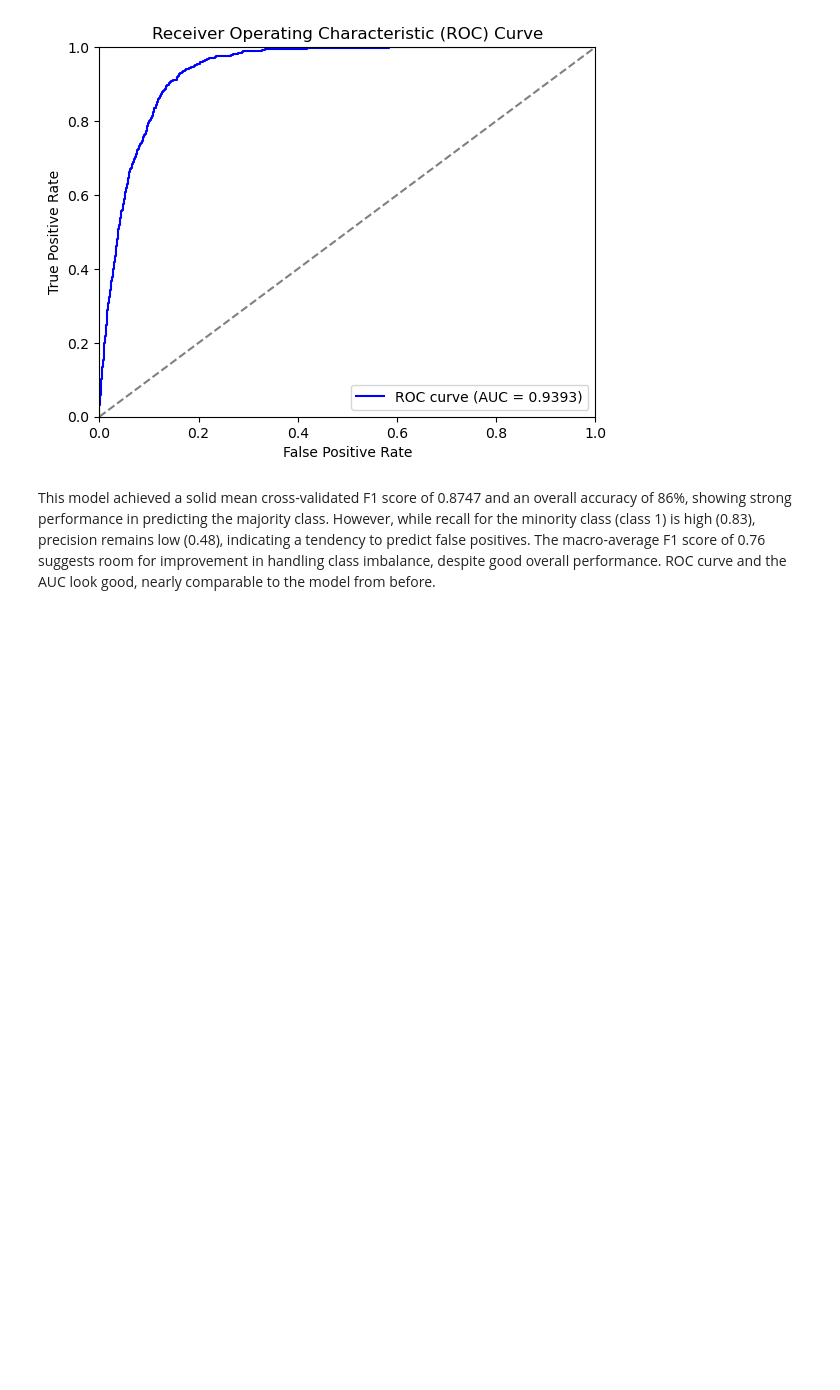
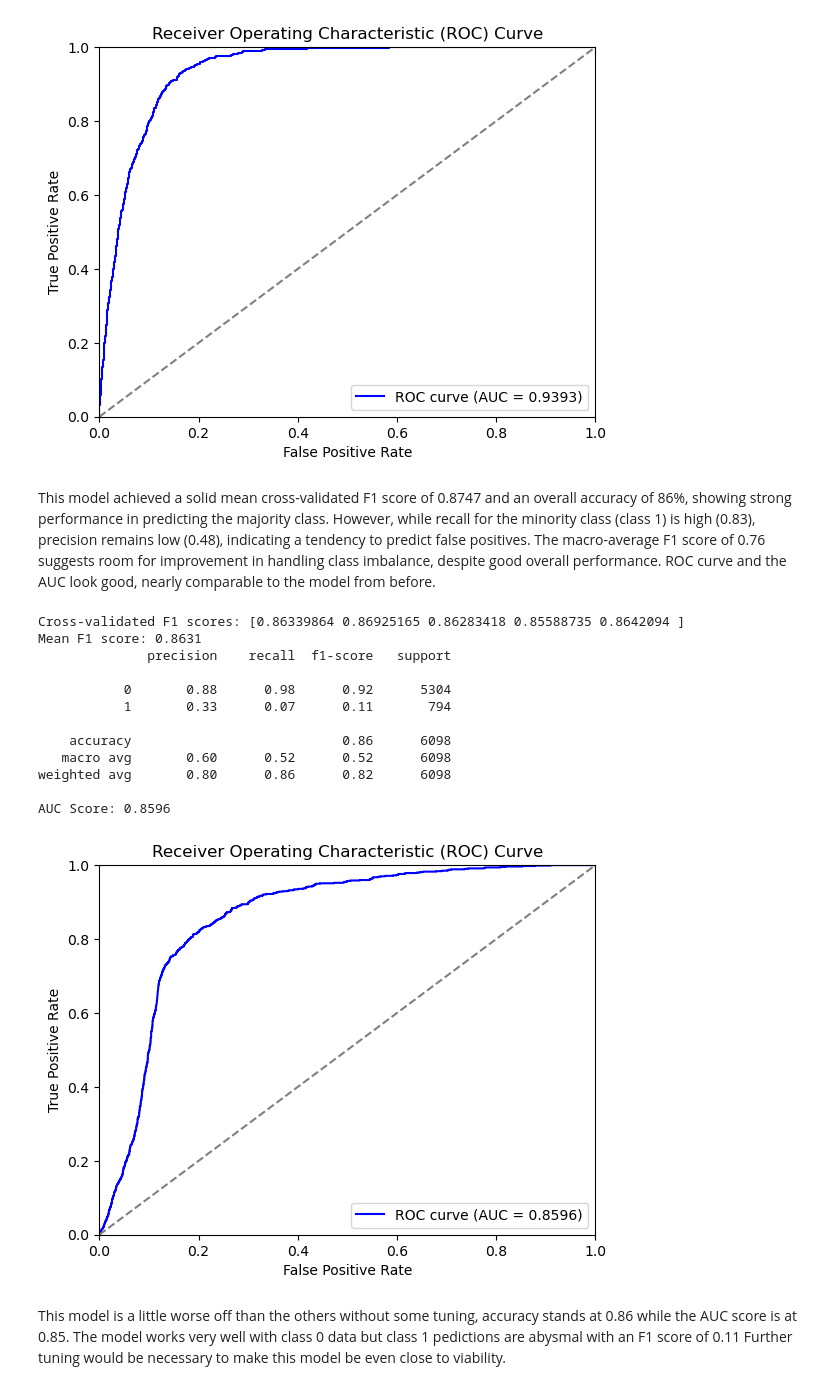
Before and after one commit to Amoghavarsha-Rao/ML-DA-Projects, a Jupyter notebook: bank_classification.ipynb, the cells around one changed output. Cells and saved outputs as stored; diff of their text form; code cells hidden in the pictures; blank space fills up the shorter version.

```diff
--- a/bank_classification.ipynb
+++ b/bank_classification.ipynb
@@ -451,0 +449,76 @@ This model achieved a solid mean cross-validated F1 score of 0.8747 and an overa
+# %%
+from sklearn import svm
+from sklearn.model_selection import train_test_split, StratifiedKFold, cross_val_score
+from sklearn.preprocessing import LabelEncoder, StandardScaler
+from sklearn.metrics import classification_report, roc_curve, roc_auc_score
+from imblearn.over_sampling import SMOTE
+from imblearn.under_sampling import RandomUnderSampler
+from imblearn.pipeline import make_pipeline
+import matplotlib.pyplot as plt
+
+le = LabelEncoder()
+X = excel_df.drop(columns=['y'])
+y = excel_df['y']
+
+categorical_columns = ['job', 'marital', 'education', 'default', 'housing', 'loan', 'contact', 'month', 'day_of_week', 'poutcome']
+for column in categorical_columns:
+    X[column] = le.fit_transform(X[column])
+
+y = le.fit_transform(y)
+
+# Train-test split
+X_train, X_test, y_train, y_test = train_test_split(X, y, test_size=0.2, random_state=42)
+
+# Resampling using SMOTE and undersampling
+over = SMOTE(sampling_strategy=0.5)
+under = RandomUnderSampler(sampling_strategy=0.8)
+X_resampled, y_resampled = over.fit_resample(X_train, y_train)
+X_resampled, y_resampled = under.fit_resample(X_resampled, y_resampled)
+
+#the probability = true allows for calculation of ROC and AUC, and SVC does not support predict_proba() like before
+my_model = svm.SVC(kernel='rbf', gamma=0.1, C=10.0, probability=True)
+
+# Stratified k-fold cross-validation
+skf = StratifiedKFold(n_splits=5, shuffle=True, random_state=42)
+scores = cross_val_score(my_model, X_resampled, y_resampled, cv=skf, scoring='f1_macro')
+
+print(f"Cross-validated F1 scores: {scores}")
+print(f"Mean F1 score: {scores.mean():.4f}")
+
+
+my_model.fit(X_resampled, y_resampled)
+predictions = my_model.predict(X_test)
+print(classification_report(y_test, predictions))
+
+y_proba = my_model.predict_proba(X_test)[:, 1]
+fpr, tpr, thresholds = roc_curve(y_test, y_proba)
+
+auc_score = roc_auc_score(y_test, y_proba)
+print(f"AUC Score: {auc_score:.4f}")
+
+plt.figure()
+plt.plot(fpr, tpr, color='blue', label=f'ROC curve (AUC = {auc_score:.4f})')
+plt.plot([0, 1], [0, 1], color='gray', linestyle='--')
+plt.xlim([0.0, 1.0])
+plt.ylim([0.0, 1.0])
+plt.xlabel('False Positive Rate')
+plt.ylabel('True Positive Rate')
+plt.title('Receiver Operating Characteristic (ROC) Curve')
+plt.legend(loc="lower right")
+plt.show()
+# %% [output]
+Cross-validated F1 scores: [0.86339864 0.86925165 0.86283418 0.85588735 0.8642094 ]
+Mean F1 score: 0.8631
+              precision    recall  f1-score   support
+
+           0       0.88      0.98      0.92      5304
+           1       0.33      0.07      0.11       794
+
+    accuracy                           0.86      6098
+   macro avg       0.60      0.52      0.52      6098
+weighted avg       0.80      0.86      0.82      6098
+
+AUC Score: 0.8596
+[figure, added]
+# %% [markdown]
+This model is a little worse off than the others without some tuning, accuracy stands at 0.86 while the AUC score is at 0.85. The model works very well with class 0 data but class 1 pedictions are abysmal with an F1 score of 0.11 Further tuning would be necessary to make this model be even close to viability.
```
Also changed, not shown: parts of 3 cells of this notebook, 1 other file.
